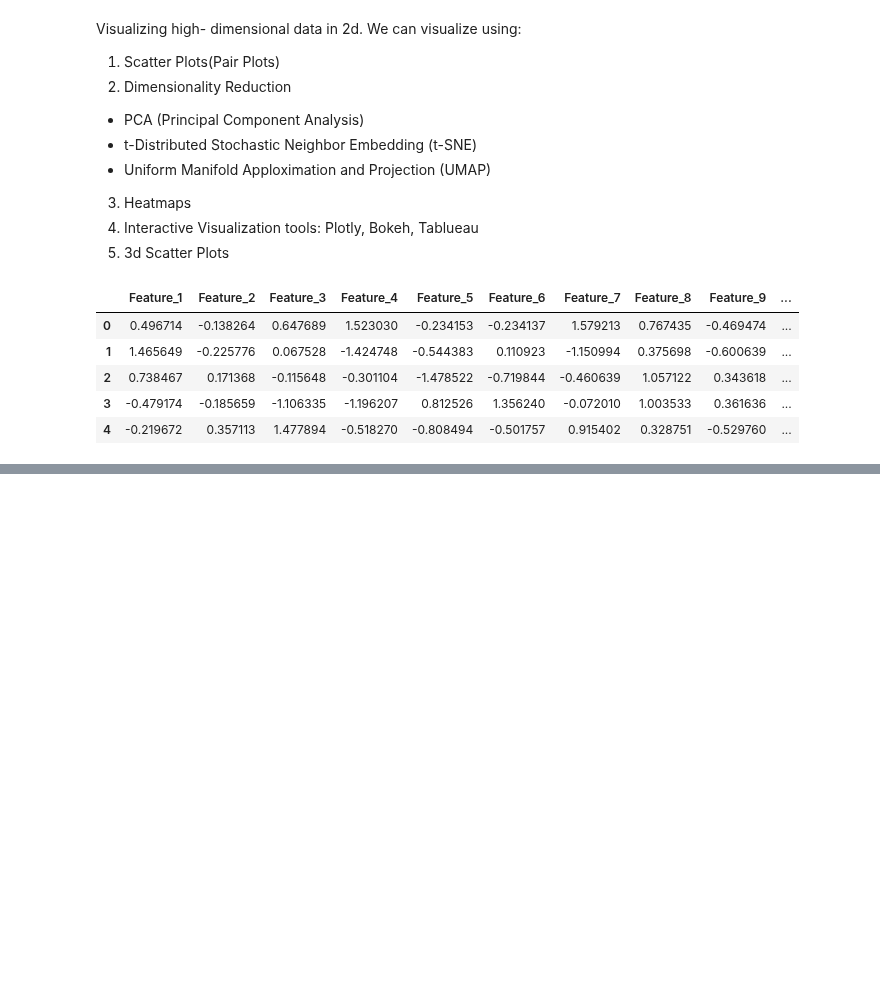
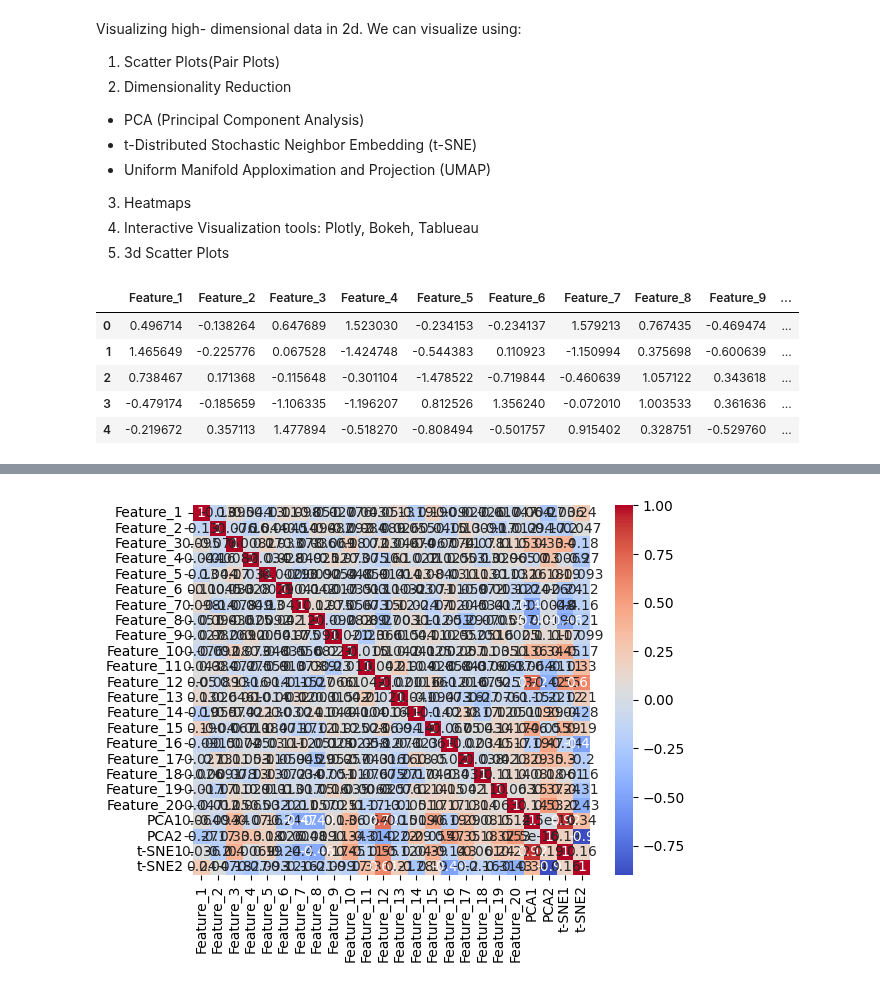
Before and after one commit to MrSimple07/MachineLearning_Practice, a Jupyter notebook: RandomML.ipynb, the cells around one changed output, grey strips where cells are left out. Saved outputs shown, nothing was run; the diff lists cells and outputs as text; code cells hidden in the pictures; blank space fills up the shorter version.

```diff
--- a/RandomML.ipynb
+++ b/RandomML.ipynb
@@ -552,0 +594,7 @@ df.head()
+# %%
+#Heatmap
+
+sns.heatmap(df.corr(), annot = True, cmap = 'coolwarm')
+plt.show()
+# %% [output]
+[figure, added]
```
Also changed, not shown: parts of 5 cells of this notebook.
